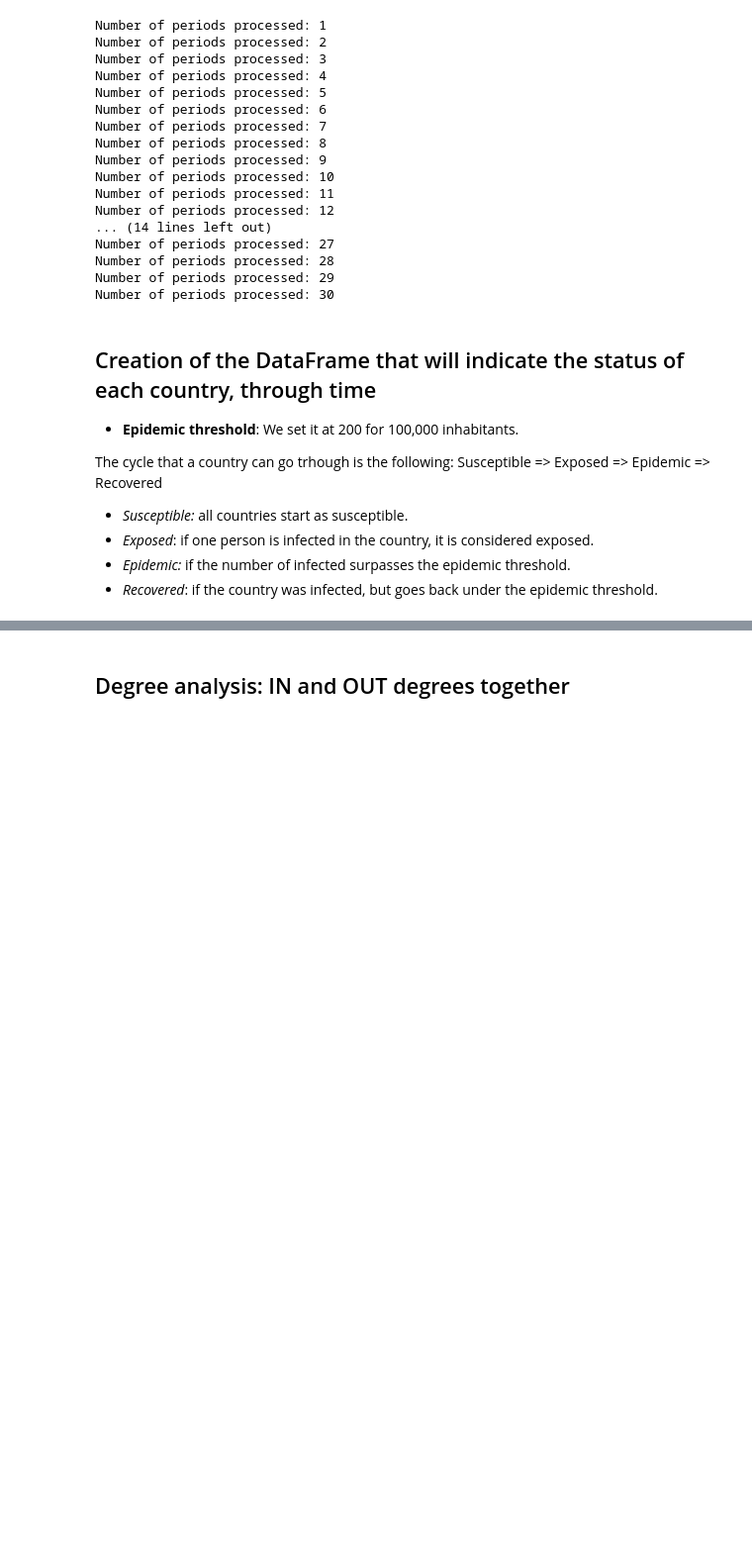
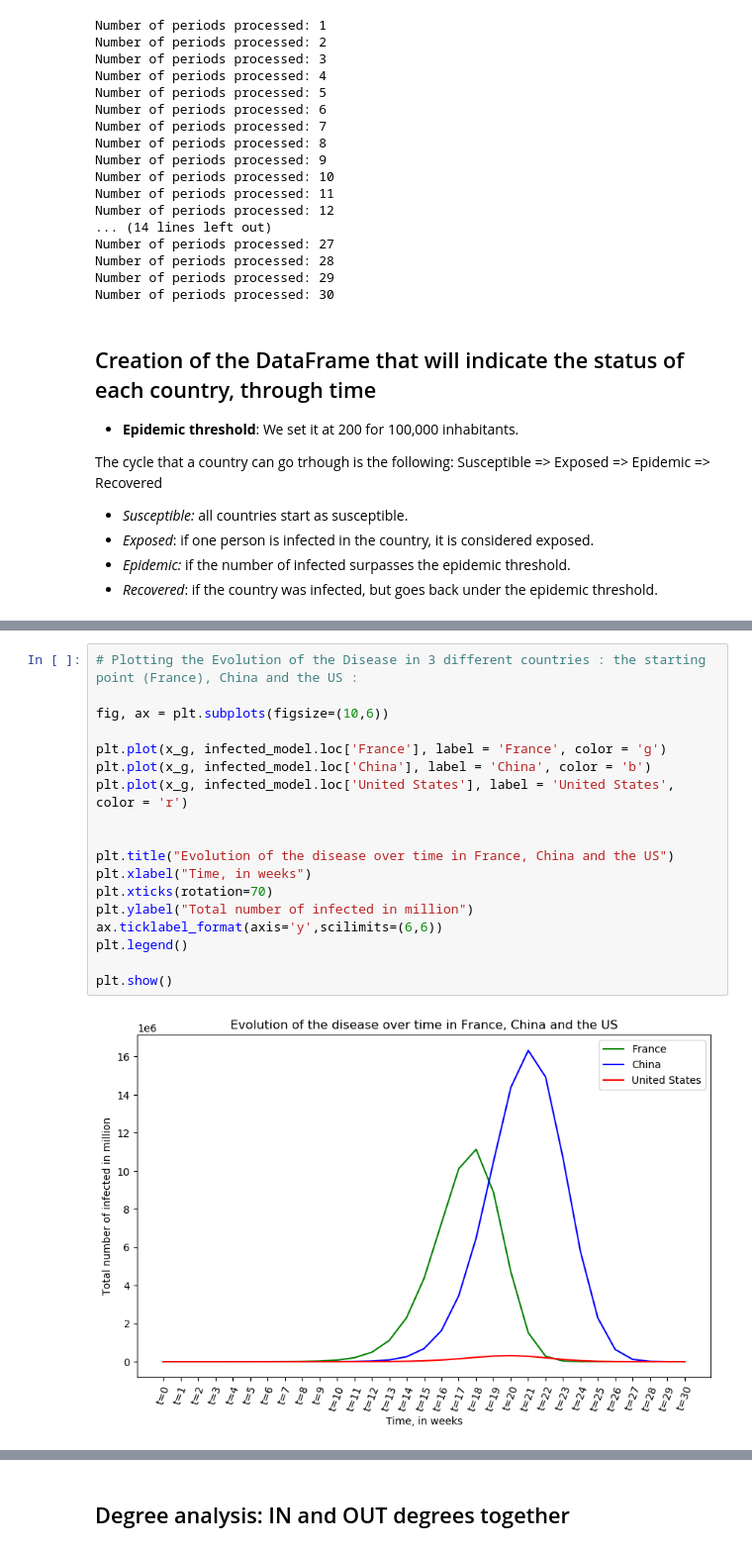
Before and after one commit to jllcentraleessec/NGSA-Epidemic-Prediction, a Jupyter notebook: NGSA_Project.ipynb, the cells around one changed output, grey strips where cells are left out. Shown: that part at 99% size. Saved outputs shown, nothing was run; the diff lists cells and outputs as text; blank space fills up the shorter version.

```diff
--- a/NGSA_Project.ipynb
+++ b/NGSA_Project.ipynb
@@ -362,0 +415,20 @@ ri_model = ri.copy()
+# %%
+# Plotting the Evolution of the Disease in 3 different countries : the starting point (France), China and the US :
+
+fig, ax = plt.subplots(figsize=(10,6))
+
+plt.plot(x_g, infected_model.loc['France'], label = 'France', color = 'g')
+plt.plot(x_g, infected_model.loc['China'], label = 'China', color = 'b')
+plt.plot(x_g, infected_model.loc['United States'], label = 'United States', color = 'r')
+
+
+plt.title("Evolution of the disease over time in France, China and the US")
+plt.xlabel("Time, in weeks")
+plt.xticks(rotation=70)
+plt.ylabel("Total number of infected in million")
+ax.ticklabel_format(axis='y',scilimits=(6,6))
+plt.legend()
+
+plt.show()
+# %% [output]
+[figure, added]
```
Also changed, not shown: parts of 29 cells of this notebook.
